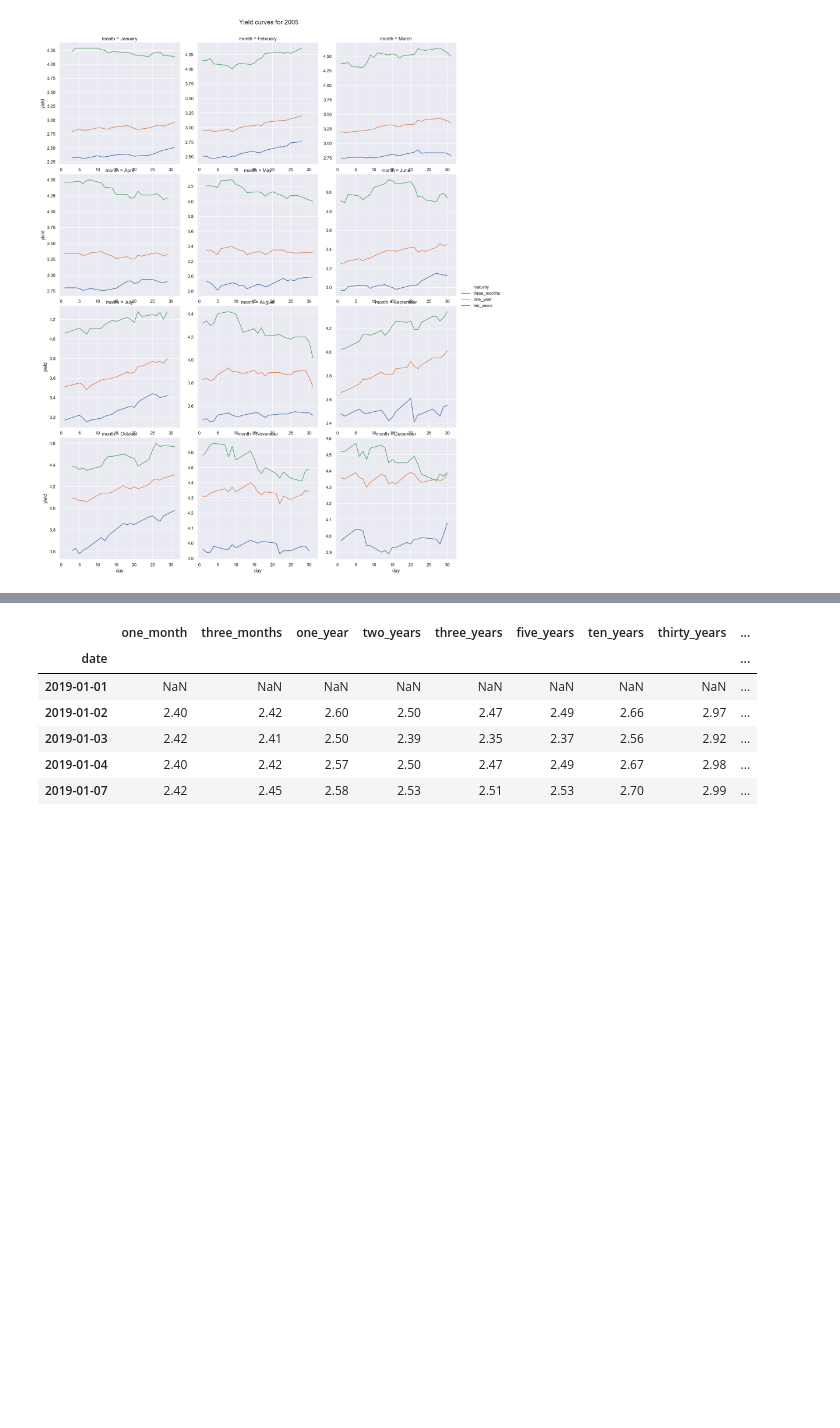
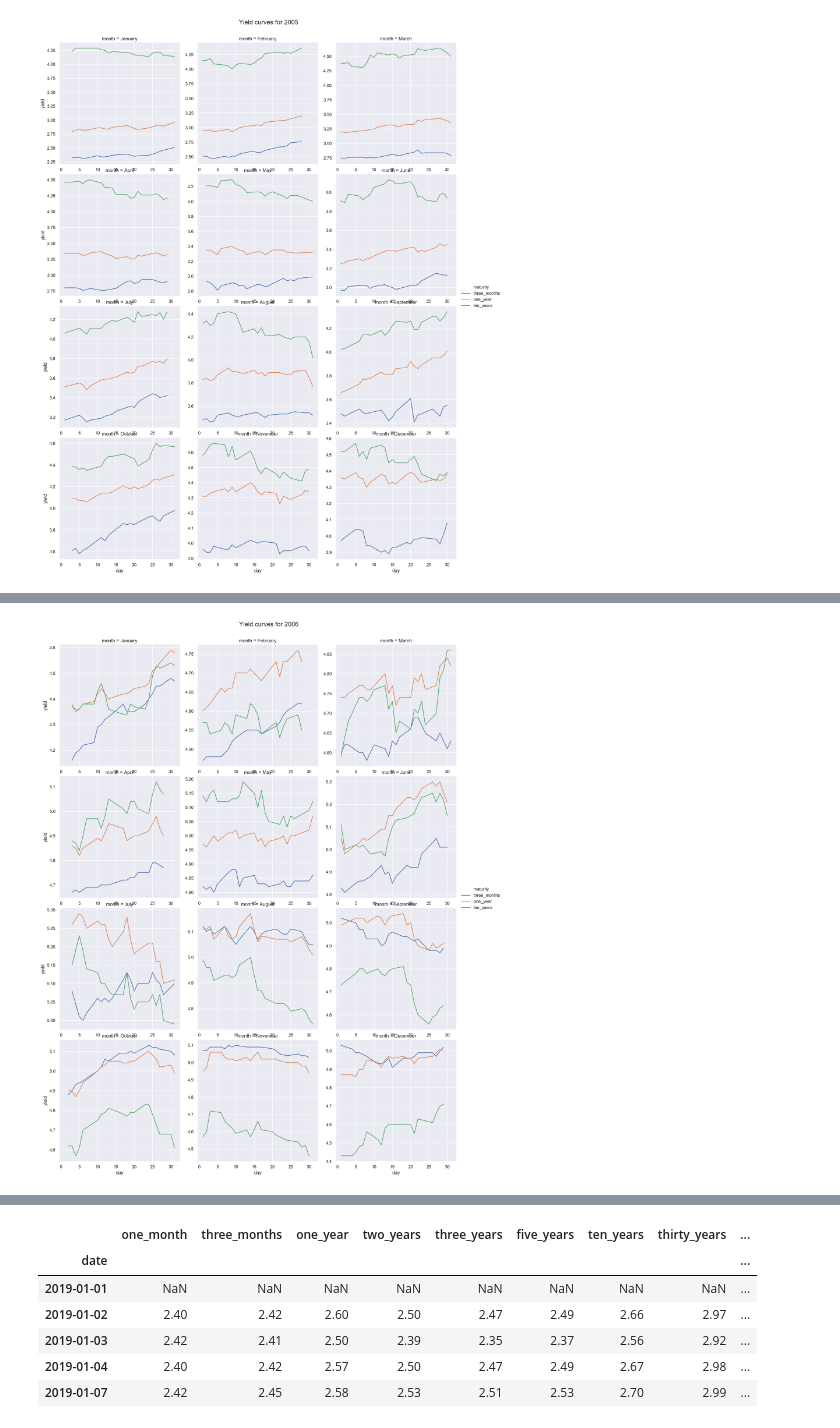
Before and after one commit to lambdaclass/finance_playground, a Jupyter notebook: notebooks/bonds/0.1-exploratory-analysis.ipynb, the cells around one changed output, grey strips where cells are left out. Saved outputs shown, nothing was run; the diff lists cells and outputs as text; code cells hidden in the pictures; blank space fills up the shorter version.

```diff
--- a/notebooks/bonds/0.1-exploratory-analysis.ipynb
+++ b/notebooks/bonds/0.1-exploratory-analysis.ipynb
@@ -141,0 +144,5 @@ g.fig.subplots_adjust(top=.94);
+# %%
+bonds_2006 = bonds.loc['2006']
+bonds_2006['day'] = bonds_2006.index.day
+bonds_2006['month'] = bonds_2006.index.month_name()
+bonds_2006.head()
@@ -141,0 +157,16 @@ g.fig.subplots_adjust(top=.94);
+# %%
+bonds_2006_tidy = bonds_2006.melt(id_vars=['day', 'month'], var_name='maturity', value_name='yield')
+
+# We'll plot only 10y, 1y, 3m bond series
+bonds_2006_subset = bonds_2006_tidy.loc[bonds_2006_tidy['maturity'].isin(['three_months', 'one_year', 'ten_years'])]
+# %%
+g = sns.relplot(x='day', y='yield', col='month', hue='maturity',
+            facet_kws=dict(sharey=False, sharex=True), col_wrap=3,
+            kind='line', data=bonds_2006_subset)
+
+g.fig.suptitle('Yield curves for 2006', size=16)
+for ax in g.axes.flatten():
+    ax.tick_params(labelbottom=True)
+g.fig.subplots_adjust(top=.94);
+# %% [output]
+[figure, added]
```
Also changed, not shown: parts of 6 cells of this notebook.
